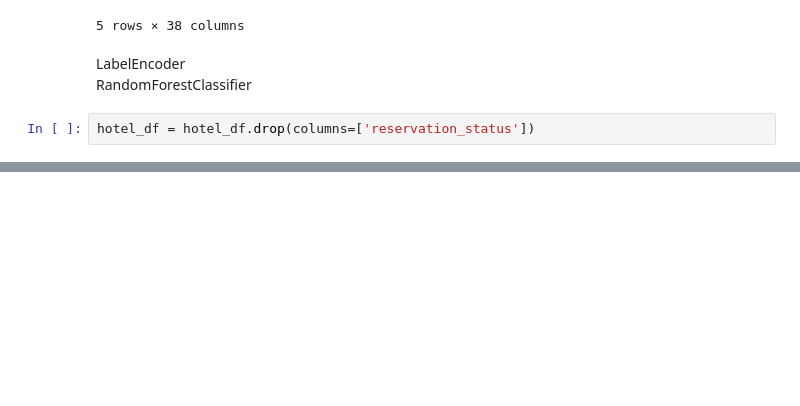
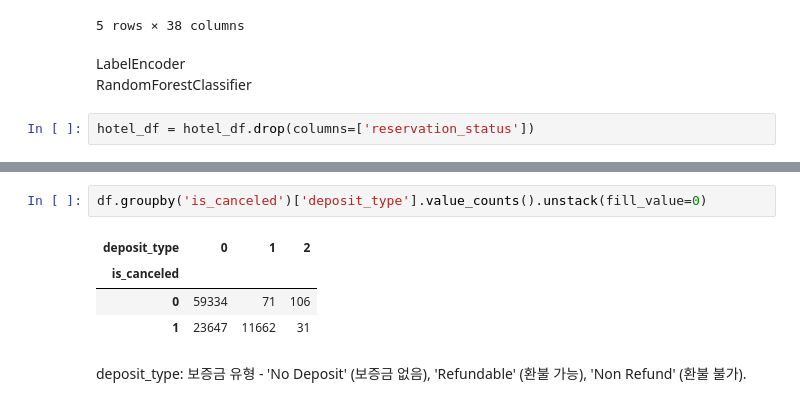
Before and after one commit to IamPoi/zero-base_001, a Jupyter notebook: hotel eda.ipynb, the cells around one changed output, grey strips where cells are left out. Drawn from its saved outputs; the diff is of its cells as text; blank space fills up the shorter version.

```diff
--- a/hotel eda.ipynb
+++ b/hotel eda.ipynb
@@ -944,0 +1052,9 @@ plt.show()
+# %%
+df.groupby('is_canceled')['deposit_type'].value_counts().unstack(fill_value=0)
+# %% [output]
+| deposit_type | 0 | 1 | 2 |
+| is_canceled |  |  |  |
+| 0 | 59334 | 71 | 106 |
+| 1 | 23647 | 11662 | 31 |
+# %% [markdown]
+deposit_type: 보증금 유형 - 'No Deposit' (보증금 없음), 'Refundable' (환불 가능), 'Non Refund' (환불 불가).
```
Also changed, not shown: parts of 13 cells of this notebook.
